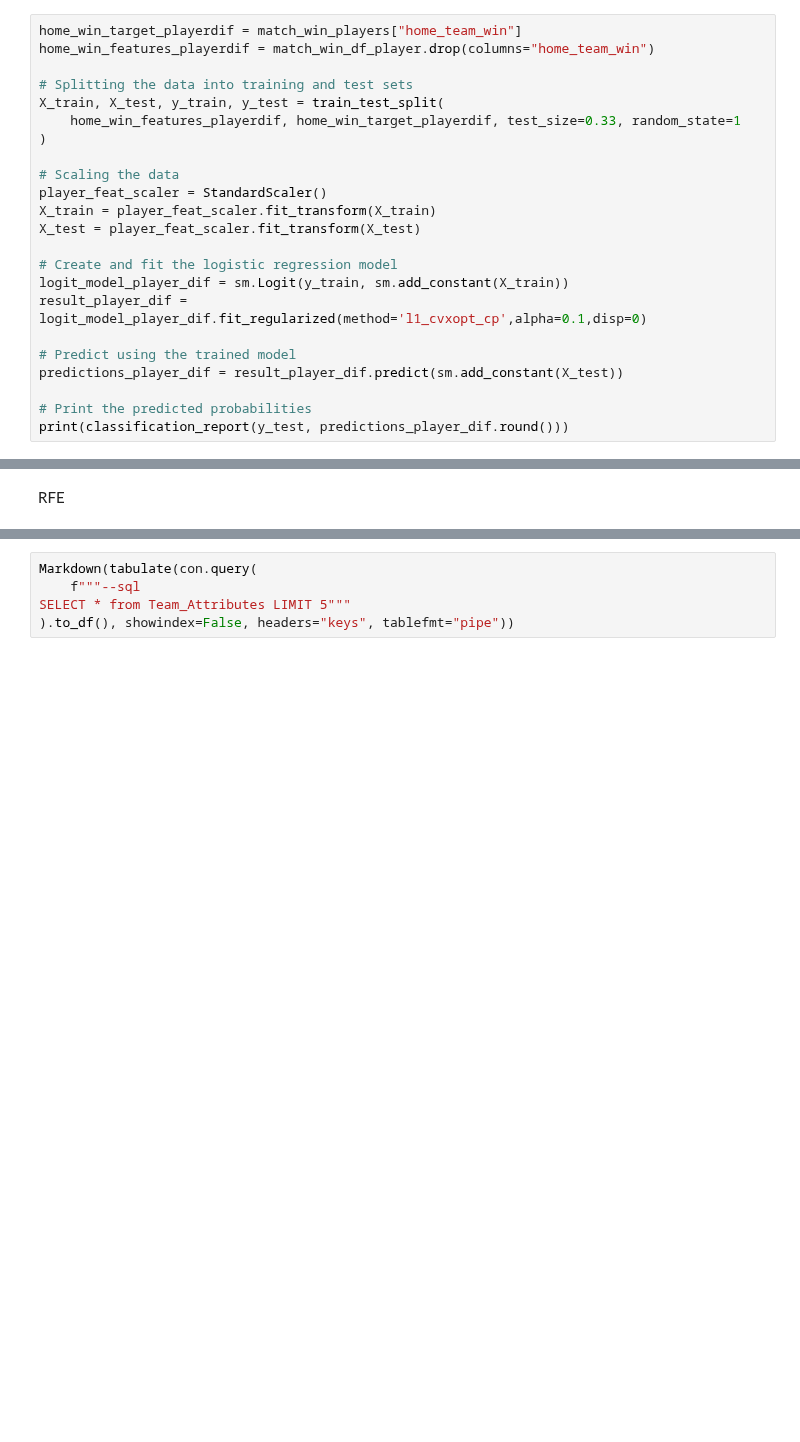
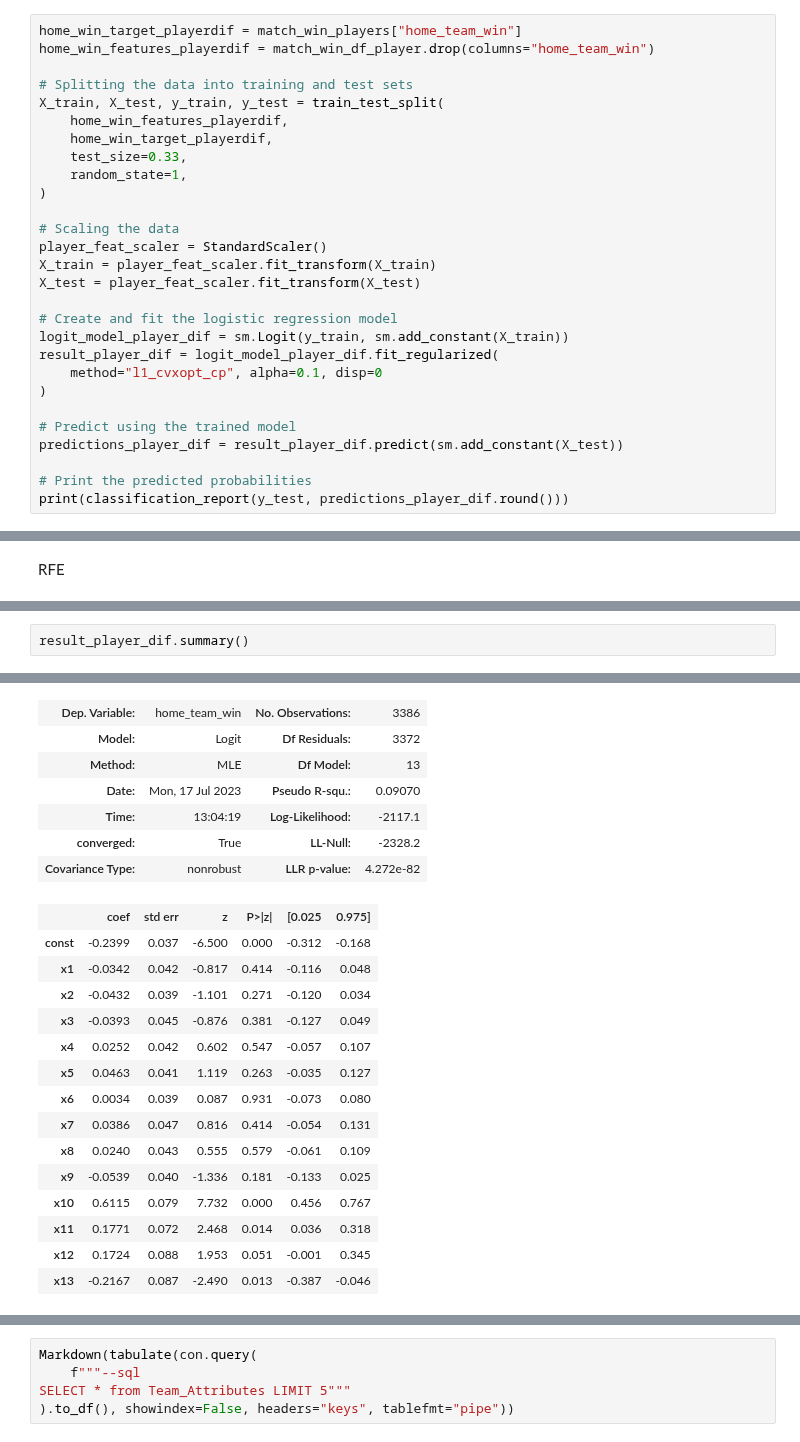
Before and after one commit to gediminas-skvarnavicius/football-db-analysis, a Jupyter notebook: analysis.ipynb, the cells around one changed output, grey strips where cells are left out. Drawn from its saved outputs; the diff is of its cells as text; blank space fills up the shorter version.

```diff
--- a/analysis.ipynb
+++ b/analysis.ipynb
@@ -1259,7 +1273,10 @@ home_win_features_playerdif = match_win_df_player.drop(columns="home_team_win")
 
 # Splitting the data into training and test sets
 X_train, X_test, y_train, y_test = train_test_split(
-    home_win_features_playerdif, home_win_target_playerdif, test_size=0.33, random_state=1
+    home_win_features_playerdif,
+    home_win_target_playerdif,
+    test_size=0.33,
+    random_state=1,
 )
 
 # Scaling the data
@@ -1269,7 +1286,9 @@ X_test = player_feat_scaler.fit_transform(X_test)
 
 # Create and fit the logistic regression model
 logit_model_player_dif = sm.Logit(y_train, sm.add_constant(X_train))
-result_player_dif = logit_model_player_dif.fit_regularized(method='l1_cvxopt_cp',alpha=0.1,disp=0)
+result_player_dif = logit_model_player_dif.fit_regularized(
+    method="l1_cvxopt_cp", alpha=0.1, disp=0
+)
 
 # Predict using the trained model
 predictions_player_dif = result_player_dif.predict(sm.add_constant(X_test))
@@ -1420,0 +1481,3 @@ plt.plot(x_values, y_values)
+# %%
+result_player_dif.summary()
+# %% [output]
@@ -1420,0 +1485,22 @@ plt.plot(x_values, y_values)
+| Dep. Variable: | home_team_win | No. Observations: | 3386 |
+| Model: | Logit | Df Residuals: | 3372 |
+| Method: | MLE | Df Model: | 13 |
+| Date: | Mon, 17 Jul 2023 | Pseudo R-squ.: | 0.09070 |
+| Time: | 13:04:19 | Log-Likelihood: | -2117.1 |
+| converged: | True | LL-Null: | -2328.2 |
+| Covariance Type: | nonrobust | LLR p-value: | 4.272e-82 |
+|  | coef | std err | z | P>|z| | [0.025 | 0.975] |
+| const | -0.2399 | 0.037 | -6.500 | 0.000 | -0.312 | -0.168 |
+| x1 | -0.0342 | 0.042 | -0.817 | 0.414 | -0.116 | 0.048 |
+| x2 | -0.0432 | 0.039 | -1.101 | 0.271 | -0.120 | 0.034 |
+| x3 | -0.0393 | 0.045 | -0.876 | 0.381 | -0.127 | 0.049 |
+| x4 | 0.0252 | 0.042 | 0.602 | 0.547 | -0.057 | 0.107 |
+| x5 | 0.0463 | 0.041 | 1.119 | 0.263 | -0.035 | 0.127 |
+| x6 | 0.0034 | 0.039 | 0.087 | 0.931 | -0.073 | 0.080 |
+| x7 | 0.0386 | 0.047 | 0.816 | 0.414 | -0.054 | 0.131 |
+| x8 | 0.0240 | 0.043 | 0.555 | 0.579 | -0.061 | 0.109 |
+| x9 | -0.0539 | 0.040 | -1.336 | 0.181 | -0.133 | 0.025 |
+| x10 | 0.6115 | 0.079 | 7.732 | 0.000 | 0.456 | 0.767 |
+| x11 | 0.1771 | 0.072 | 2.468 | 0.014 | 0.036 | 0.318 |
+| x12 | 0.1724 | 0.088 | 1.953 | 0.051 | -0.001 | 0.345 |
+| x13 | -0.2167 | 0.087 | -2.490 | 0.013 | -0.387 | -0.046 |
```
Also changed, not shown: parts of 32 cells of this notebook.
